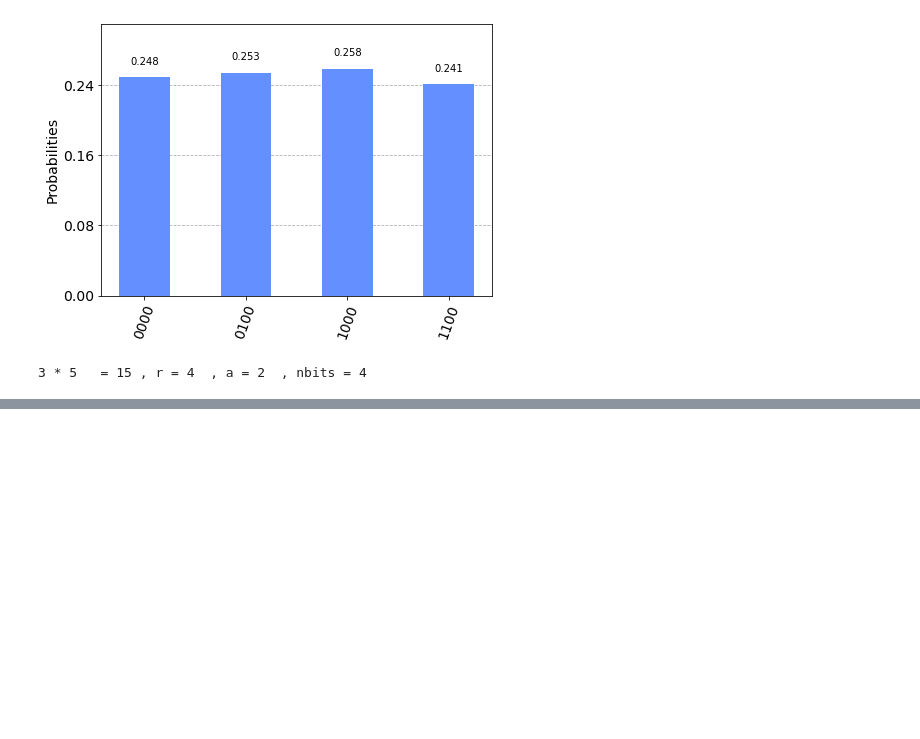
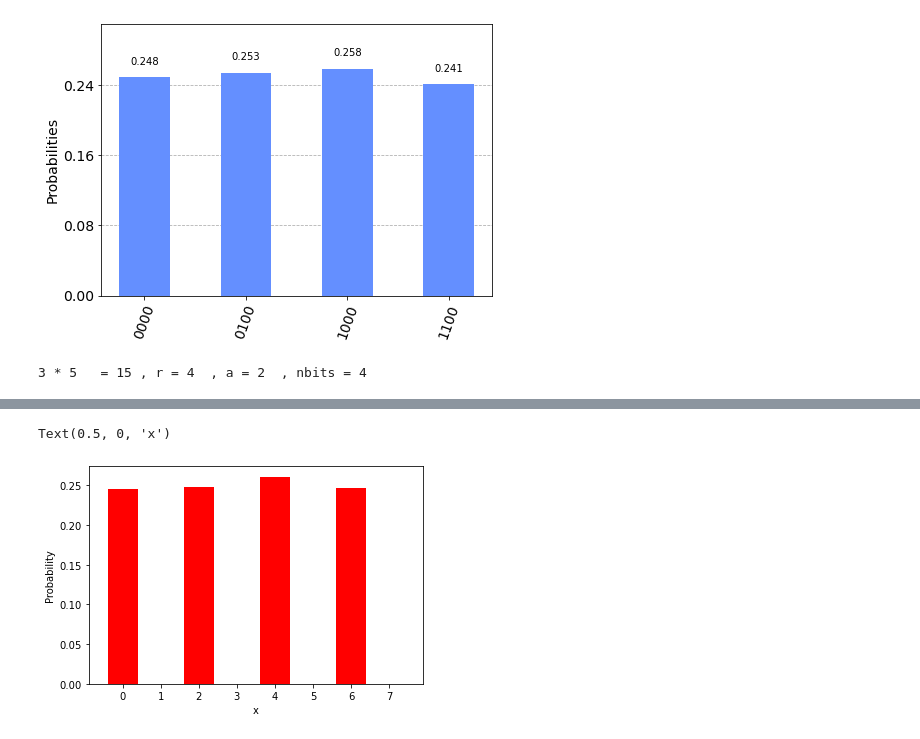
Before and after one commit to vabarbosa/vb_Quantum-Computing-Circuits, a Jupyter notebook: Shor's Algorithm with Qiskit.ipynb, the cells around one changed output, grey strips where cells are left out. Cells and saved outputs as stored; diff of their text form; code cells hidden in the pictures; blank space fills up the shorter version.

```diff
--- a/Shor's Algorithm with Qiskit.ipynb
+++ b/Shor's Algorithm with Qiskit.ipynb
@@ -435,0 +436,26 @@ qc.draw(fold=-1,output="latex")
+# %%
+aersim = Aer.get_backend('aer_simulator') #set memory=True to see measurements
+tqc = transpile(qc,aersim)
+results = aersim.run(tqc,shots=10000).result()
+# %%
+nbits = 3
+d = results.get_counts()
+oldkeys = list(d.keys())
+xblue = [1,3,5,7]
+xred = [0,2,4,6]
+for key in xblue+xred:
+    d[str(key)] = 0
+for key in oldkeys:
+    d[str(int(key,2))] = d[key]
+    del d[key]
+
+yred = [d[str(xi)]/10000 for xi in xred]
+yblue = [d[str(xi)]/10000 for xi in xblue]
+plt.xlim(-0.9,7.9)
+plt.bar(xred,yred,color=(1,0,0))
+plt.bar(xblue,yblue,color=(0.4,0.6,1))
+plt.ylabel("Probability")
+plt.xlabel("x")
+# %% [output]
+Text(0.5, 0, 'x')
+[figure, added]
```
Also changed, not shown: parts of 3 cells of this notebook, 1 other file.
